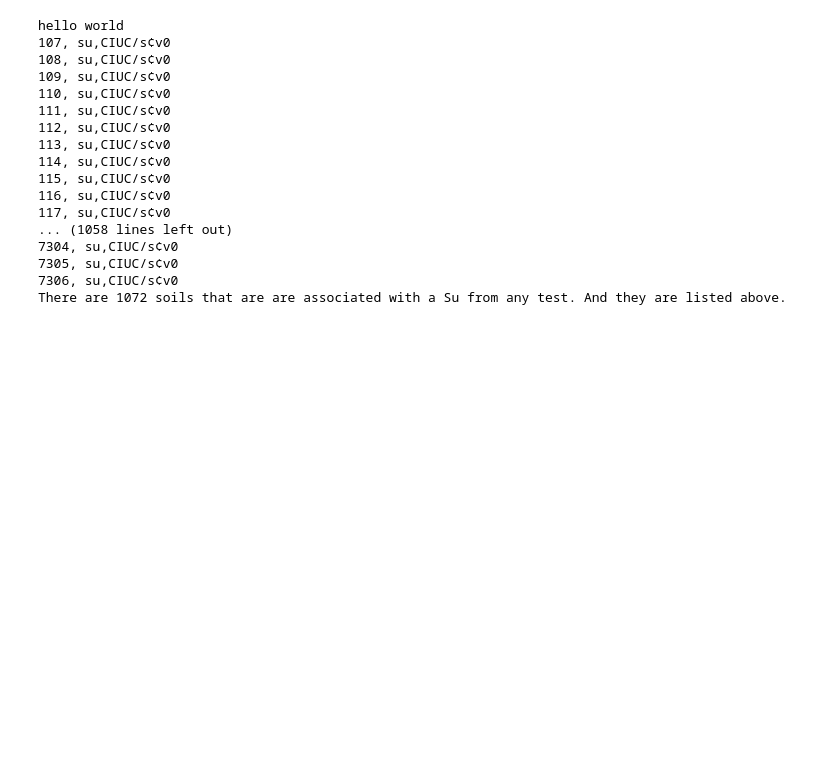
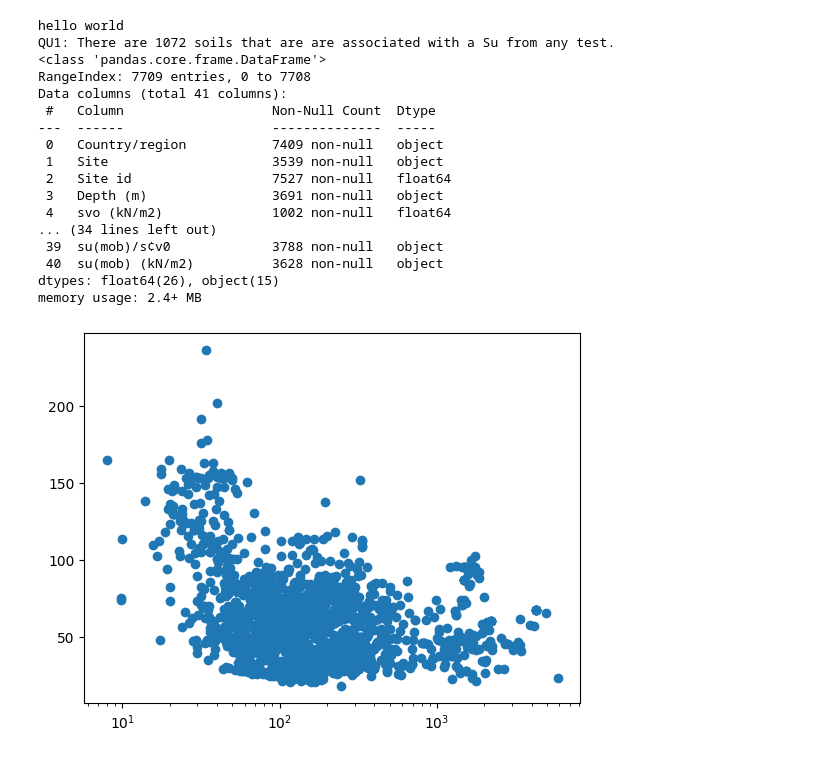
Before and after one commit to bluebynick/CEE-9730-Data-Science-for-Geotechnical-Engineers, a Jupyter notebook: Assignment_1.ipynb, the cells around one changed output. Cells and saved outputs as stored; diff of their text form; code cells hidden in the pictures; blank space fills up the shorter version.

```diff
--- a/Assignment_1.ipynb
+++ b/Assignment_1.ipynb
@@ -1,6 +1,7 @@
 # %% [markdown]
 <a href="https://colab.research.google.com/github/bluebynick/CEE-9730-Data-Science-for-Geotechnical-Engineers/blob/Assignments/Assignment_1.ipynb" target="_parent"><img src="https://colab.research.google.com/assets/colab-badge.svg" alt="Open In Colab"/></a>
 # %%
+from re import X
 from typing import Counter
 import pandas as pd
 
@@ -8,51 +9,57 @@ print('hello world');
 
 readFile = pd.read_csv("CLAY_10_7490_TC304.csv"); ## from tut 3
 readFile
 #readFile.info()
 
 # LOL ok. forget using tut 3 content. use it as learning
 
 # question 1. how many soils are described in the database
 
 #print('The number of soils described is ' + str(readFile.shape[0]));
 
 # question 1. how many are associated with a Su from any test
 x = []; # declare array size of csv
 counter =0;
 
 for i in range(readFile.shape[0]): # for loop going through each row
   x.append(i);
-  y.append(i);
   for z in range(readFile.shape[1]): # for loop going through each column
     if(z>=19): #the rows that are for the su tests are 19-40
       if(readFile.iat[i,z] >= 0): #if the value of the csv at row i and column z is numeiric
         counter +=1; #increase the count
         x[i] = i;
         break; #break now so u dont repeat the same soil
       else:
         x[i] = 0; #if its not mnumeric, make the column value 0
         break;
 
-for i in x:
-  if(x[i] >0): #if the column value wasn't changed to 0 from 3 lines up
-    print(str(x[i]) + ', '+ y[i]);
+#for i in x:
+#  if(x[i] >0): #if the column value wasn't changed to 0 from 3 lines up
+#    print(str(x[i]));
 
-print('There are '+ str(counter) + ' soils that are are associated with a Su from any test. And they are listed above.')
+print('QU1: There are '+ str(counter) + ' soils that are are associated with a Su from any test.');# And they are listed above.')
+
+#question 2
+readFile.info()
+import matplotlib.pyplot as plt
+plt.scatter(pd.to_numeric(readFile[readFile.columns[6]], errors ='coerce'),pd.to_numeric(readFile[readFile.columns[8]], errors ='coerce'));
+plt.xscale("log");
 # %% [output]
 hello world
-107, su,CIUC/s¢v0
-108, su,CIUC/s¢v0
-109, su,CIUC/s¢v0
-110, su,CIUC/s¢v0
-111, su,CIUC/s¢v0
-112, su,CIUC/s¢v0
-113, su,CIUC/s¢v0
-114, su,CIUC/s¢v0
-115, su,CIUC/s¢v0
-116, su,CIUC/s¢v0
-117, su,CIUC/s¢v0
-... (1058 lines left out)
-7304, su,CIUC/s¢v0
-7305, su,CIUC/s¢v0
-7306, su,CIUC/s¢v0
-There are 1072 soils that are are associated with a Su from any test. And they are listed above.
+QU1: There are 1072 soils that are are associated with a Su from any test.
+<class 'pandas.core.frame.DataFrame'>
+RangeIndex: 7709 entries, 0 to 7708
+Data columns (total 41 columns):
+ #   Column                   Non-Null Count  Dtype
+---  ------                   --------------  -----
+ 0   Country/region           7409 non-null   object
+ 1   Site                     3539 non-null   object
+ 2   Site id                  7527 non-null   float64
+ 3   Depth (m)                3691 non-null   object
+ 4   svo (kN/m2)              1002 non-null   float64
+... (34 lines left out)
+ 39  su(mob)/s¢v0             3788 non-null   object
+ 40  su(mob) (kN/m2)          3628 non-null   object
+dtypes: float64(26), object(15)
+memory usage: 2.4+ MB
+[figure, added]
```
